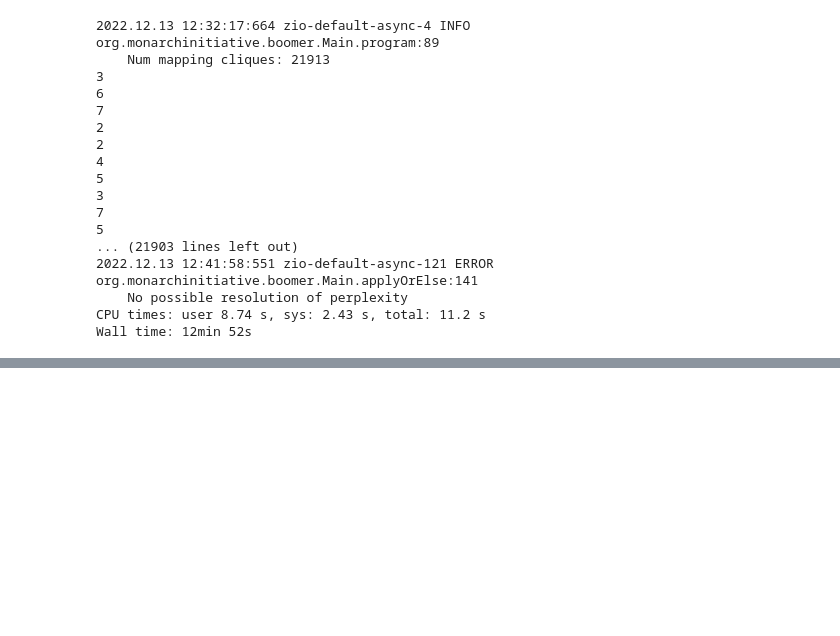
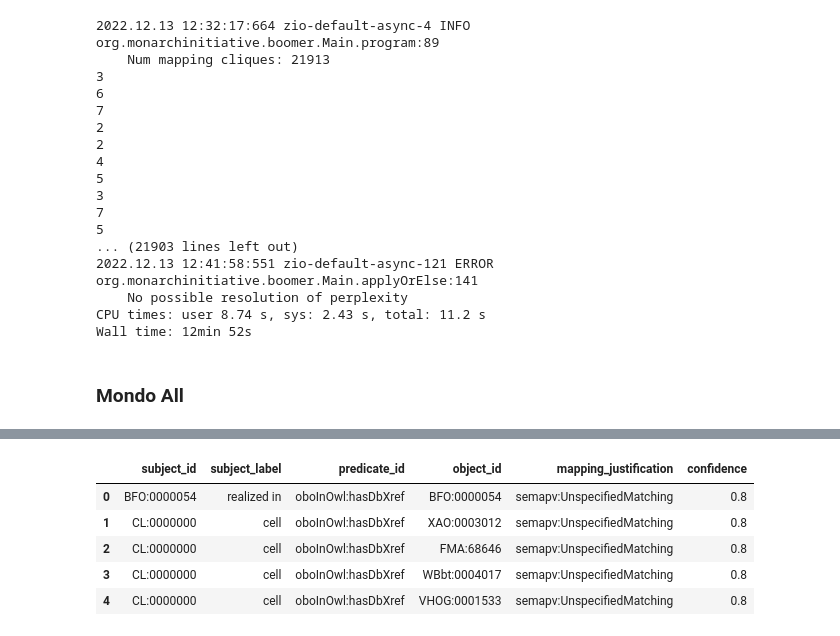
Before and after one commit to monarch-initiative/boomer-examples, a Jupyter notebook: notebooks/Sandbox.ipynb, the cells around one changed output, grey strips where cells are left out. Drawn from its saved outputs; the diff is of its cells as text; code cells hidden in the pictures; blank space fills up the shorter version.

```diff
--- a/notebooks/Sandbox.ipynb
+++ b/notebooks/Sandbox.ipynb
@@ -199,3 +204,10 @@ new_df.head()
     No possible resolution of perplexity
 CPU times: user 8.74 s, sys: 2.43 s, total: 11.2 s
 Wall time: 12min 52s
+# %% [markdown]
+### Mondo All
+# %%
+%%time
+mondo_all_df = parse_sssom_table(mondo_all_sssom)
+mondo_all_df.df.head()
+# %% [output]
@@ -201,0 +217,6 @@ Wall time: 12min 52s
+|  | subject_id | subject_label | predicate_id | object_id | mapping_justification | confidence |
+| 0 | BFO:0000054 | realized in | oboInOwl:hasDbXref | BFO:0000054 | semapv:UnspecifiedMatching | 0.8 |
+| 1 | CL:0000000 | cell | oboInOwl:hasDbXref | XAO:0003012 | semapv:UnspecifiedMatching | 0.8 |
+| 2 | CL:0000000 | cell | oboInOwl:hasDbXref | FMA:68646 | semapv:UnspecifiedMatching | 0.8 |
+| 3 | CL:0000000 | cell | oboInOwl:hasDbXref | WBbt:0004017 | semapv:UnspecifiedMatching | 0.8 |
+| 4 | CL:0000000 | cell | oboInOwl:hasDbXref | VHOG:0001533 | semapv:UnspecifiedMatching | 0.8 |
```
Also changed, not shown: parts of 11 cells of this notebook, 5 other files.
